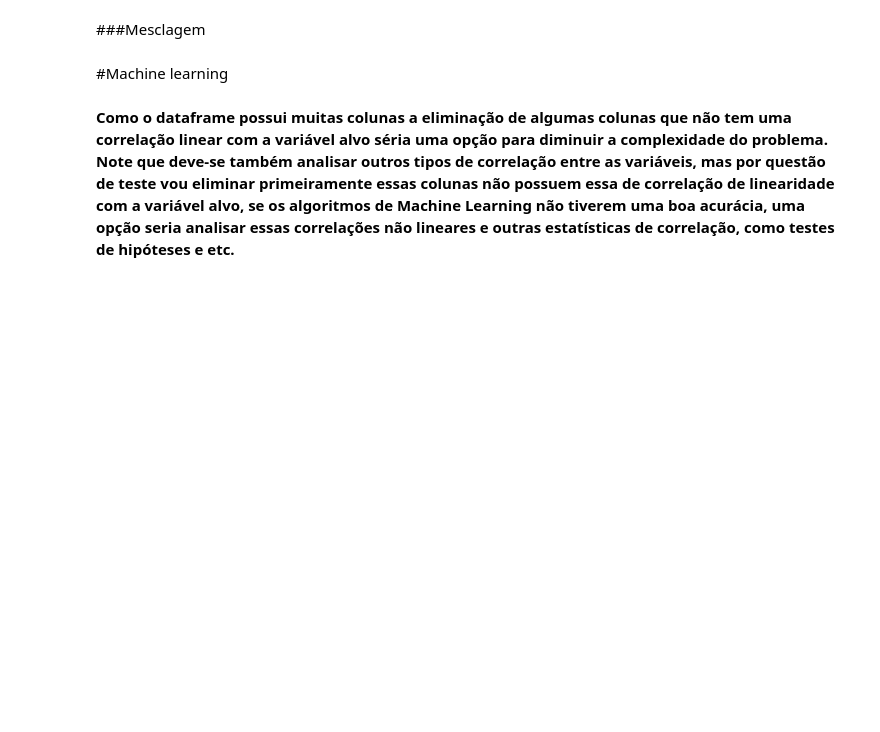
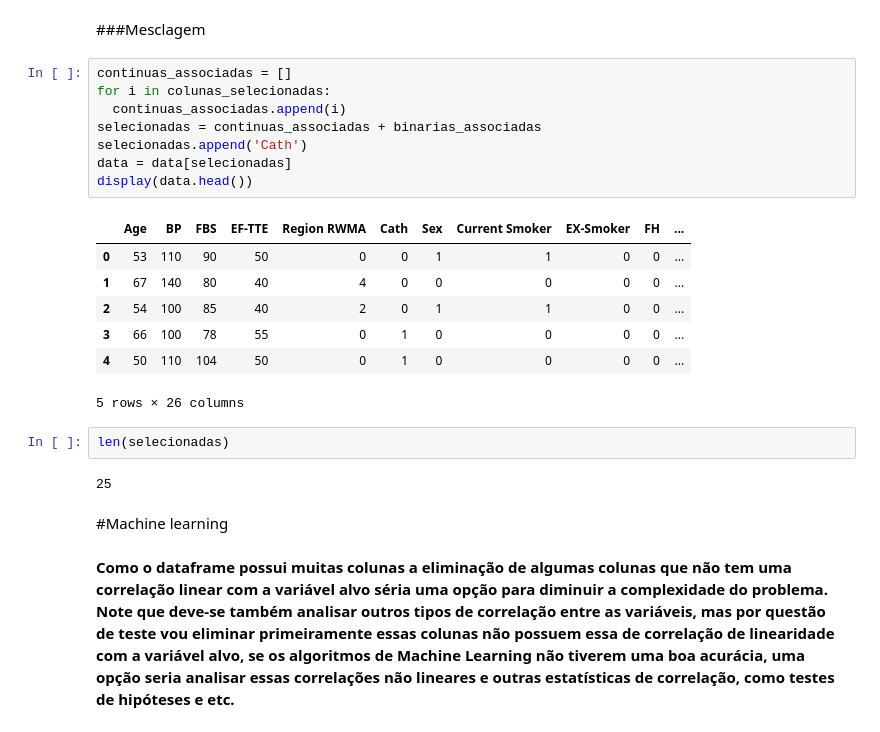
Before and after one commit to Davioliveira1305/Machine-Learning, a Jupyter notebook: DAC.ipynb, the cells around one changed output. Cells and saved outputs as stored; diff of their text form; blank space fills up the shorter version.

```diff
--- a/DAC.ipynb
+++ b/DAC.ipynb
@@ -261,5 +276,25 @@ As colunas Index(['Age', 'Weight', 'Length', 'BMI', 'BP', 'PR', 'Function Class'
 # %% [markdown]
 ###Mesclagem
+# %%
+continuas_associadas = []
+for i in colunas_selecionadas:
+  continuas_associadas.append(i)
+selecionadas = continuas_associadas + binarias_associadas
+selecionadas.append('Cath')
+data = data[selecionadas]
+display(data.head())
+# %% [output]
+|  | Age | BP | FBS | EF-TTE | Region RWMA | Cath | Sex | Current Smoker | EX-Smoker | FH | ... |
+| 0 | 53 | 110 | 90 | 50 | 0 | 0 | 1 | 1 | 0 | 0 | ... |
+| 1 | 67 | 140 | 80 | 40 | 4 | 0 | 0 | 0 | 0 | 0 | ... |
+| 2 | 54 | 100 | 85 | 40 | 2 | 0 | 1 | 1 | 0 | 0 | ... |
+| 3 | 66 | 100 | 78 | 55 | 0 | 1 | 0 | 0 | 0 | 0 | ... |
+| 4 | 50 | 110 | 104 | 50 | 0 | 1 | 0 | 0 | 0 | 0 | ... |
+5 rows × 26 columns
+# %%
+len(selecionadas)
+# %% [output]
+25
 # %% [markdown]
 #Machine learning
 # %% [markdown]
```
Also changed, not shown: parts of 7 cells of this notebook.
